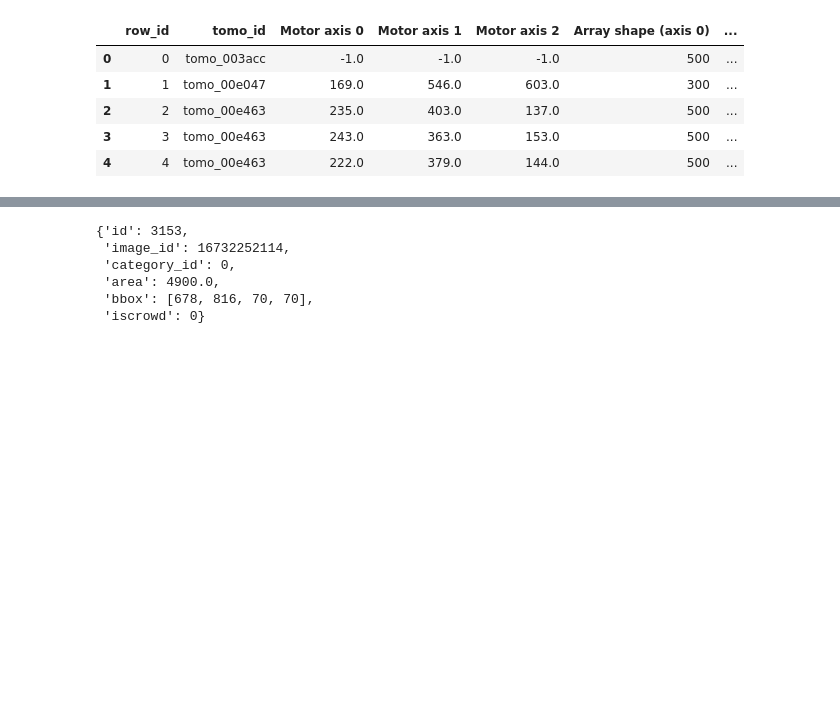
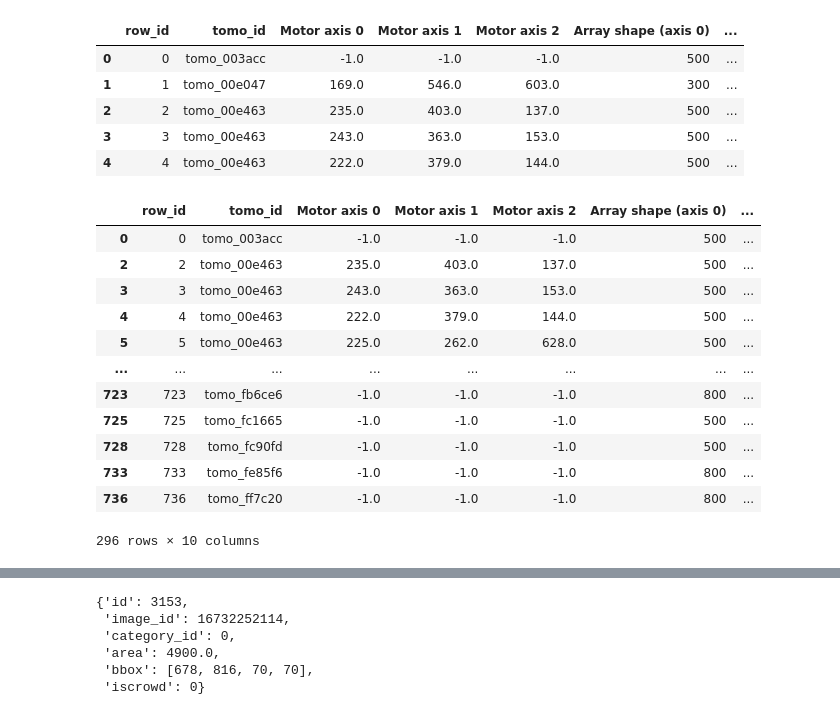
Before and after one commit to joche-n/Capstone, a Jupyter notebook: to_coco_dataset.ipynb, the cells around one changed output, grey strips where cells are left out. Cells and saved outputs as stored; diff of their text form; code cells hidden in the pictures; blank space fills up the shorter version.

```diff
--- a/to_coco_dataset.ipynb
+++ b/to_coco_dataset.ipynb
@@ -23,6 +23,22 @@ df.head(5)
 | 2 | 2 | tomo_00e463 | 235.0 | 403.0 | 137.0 | 500 | ... |
 | 3 | 3 | tomo_00e463 | 243.0 | 363.0 | 153.0 | 500 | ... |
 | 4 | 4 | tomo_00e463 | 222.0 | 379.0 | 144.0 | 500 | ... |
+# %%
+df[df["Array shape (axis 0)"]>499]
+# %% [output]
+|  | row_id | tomo_id | Motor axis 0 | Motor axis 1 | Motor axis 2 | Array shape (axis 0) | ... |
+| 0 | 0 | tomo_003acc | -1.0 | -1.0 | -1.0 | 500 | ... |
+| 2 | 2 | tomo_00e463 | 235.0 | 403.0 | 137.0 | 500 | ... |
+| 3 | 3 | tomo_00e463 | 243.0 | 363.0 | 153.0 | 500 | ... |
+| 4 | 4 | tomo_00e463 | 222.0 | 379.0 | 144.0 | 500 | ... |
+| 5 | 5 | tomo_00e463 | 225.0 | 262.0 | 628.0 | 500 | ... |
+| ... | ... | ... | ... | ... | ... | ... | ... |
+| 723 | 723 | tomo_fb6ce6 | -1.0 | -1.0 | -1.0 | 800 | ... |
+| 725 | 725 | tomo_fc1665 | -1.0 | -1.0 | -1.0 | 500 | ... |
+| 728 | 728 | tomo_fc90fd | -1.0 | -1.0 | -1.0 | 500 | ... |
+| 733 | 733 | tomo_fe85f6 | -1.0 | -1.0 | -1.0 | 800 | ... |
+| 736 | 736 | tomo_ff7c20 | -1.0 | -1.0 | -1.0 | 800 | ... |
+296 rows × 10 columns
 # %%
 # Create YOLO format label
 # YOLO format: <class> <x_center> <y_center> <width> <height>
```
Also changed, not shown: parts of 1 cell of this notebook.
